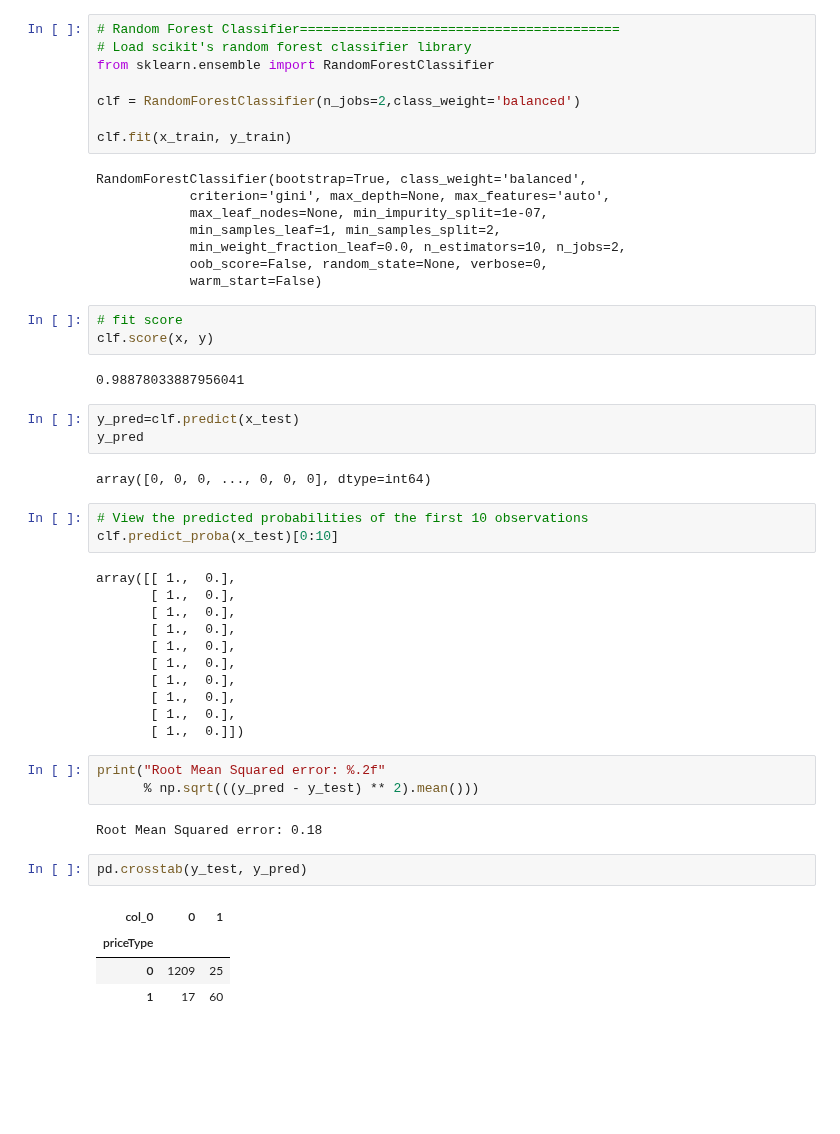
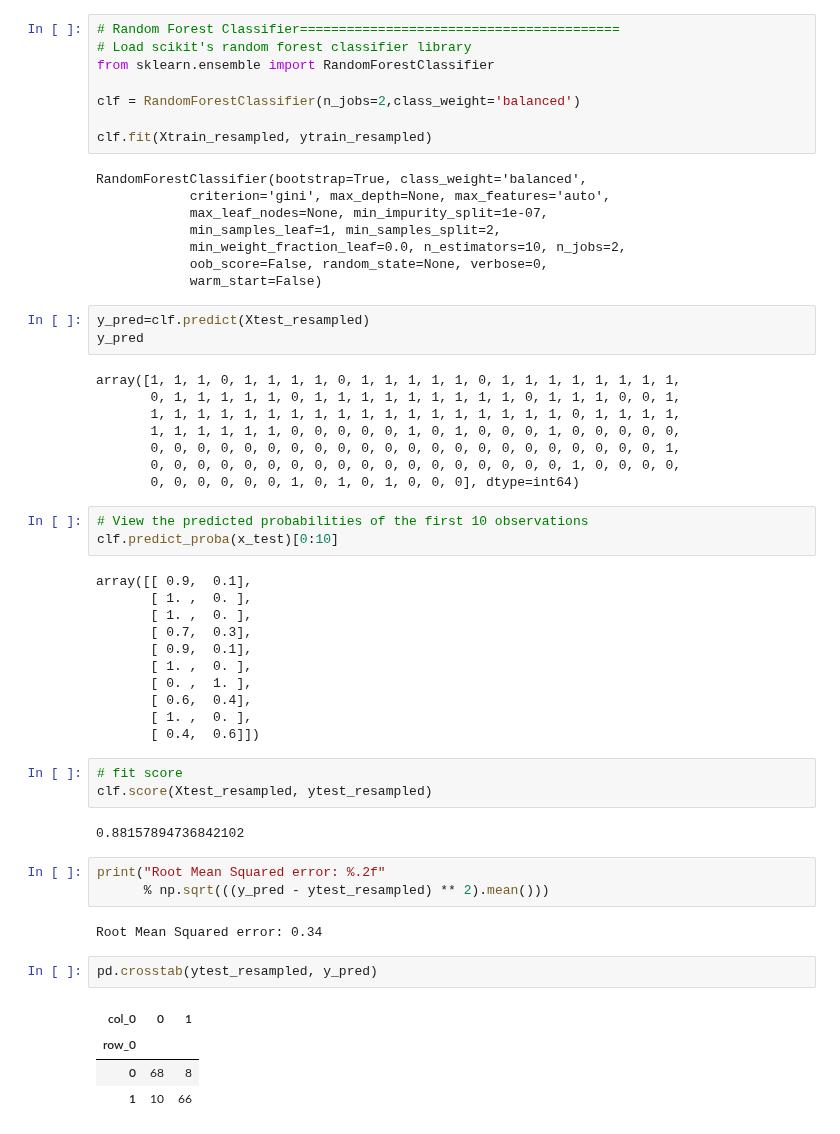
Before and after one commit to nycdatasci/bootcamp009_project, a Jupyter notebook: Project4-Capstone/Robin_Choutine_Bo/imbalance_learn_sampling.ipynb, the cells around one changed output. Cells and saved outputs as stored; diff of their text form; blank space fills up the shorter version.

Commit message:
corrected the resample fit

```diff
--- a/Project4-Capstone/Robin_Choutine_Bo/imbalance_learn_sampling.ipynb
+++ b/Project4-Capstone/Robin_Choutine_Bo/imbalance_learn_sampling.ipynb
@@ -113,7 +109,7 @@ from sklearn.ensemble import RandomForestClassifier
 
 clf = RandomForestClassifier(n_jobs=2,class_weight='balanced')
 
-clf.fit(x_train, y_train)
+clf.fit(Xtrain_resampled, ytrain_resampled)
 # %% [output]
 RandomForestClassifier(bootstrap=True, class_weight='balanced',
             criterion='gini', max_depth=None, max_features='auto',
@@ -122,41 +118,47 @@ RandomForestClassifier(bootstrap=True, class_weight='balanced',
             min_weight_fraction_leaf=0.0, n_estimators=10, n_jobs=2,
             oob_score=False, random_state=None, verbose=0,
             warm_start=False)
-# %%
-# fit score
-clf.score(x, y)
-# %% [output]
-0.98878033887956041
 # %%
-y_pred=clf.predict(x_test)
+y_pred=clf.predict(Xtest_resampled)
 y_pred
 # %% [output]
-array([0, 0, 0, ..., 0, 0, 0], dtype=int64)
+array([1, 1, 1, 0, 1, 1, 1, 1, 0, 1, 1, 1, 1, 1, 0, 1, 1, 1, 1, 1, 1, 1, 1,
+       0, 1, 1, 1, 1, 1, 0, 1, 1, 1, 1, 1, 1, 1, 1, 1, 0, 1, 1, 1, 0, 0, 1,
+       1, 1, 1, 1, 1, 1, 1, 1, 1, 1, 1, 1, 1, 1, 1, 1, 1, 1, 0, 1, 1, 1, 1,
+       1, 1, 1, 1, 1, 1, 0, 0, 0, 0, 0, 1, 0, 1, 0, 0, 0, 1, 0, 0, 0, 0, 0,
+       0, 0, 0, 0, 0, 0, 0, 0, 0, 0, 0, 0, 0, 0, 0, 0, 0, 0, 0, 0, 0, 0, 1,
+       0, 0, 0, 0, 0, 0, 0, 0, 0, 0, 0, 0, 0, 0, 0, 0, 0, 0, 1, 0, 0, 0, 0,
+       0, 0, 0, 0, 0, 0, 1, 0, 1, 0, 1, 0, 0, 0], dtype=int64)
 # %%
 # View the predicted probabilities of the first 10 observations
 clf.predict_proba(x_test)[0:10]
 # %% [output]
-array([[ 1.,  0.],
-       [ 1.,  0.],
-       [ 1.,  0.],
-       [ 1.,  0.],
-       [ 1.,  0.],
-       [ 1.,  0.],
-       [ 1.,  0.],
-       [ 1.,  0.],
-       [ 1.,  0.],
-       [ 1.,  0.]])
+array([[ 0.9,  0.1],
+       [ 1. ,  0. ],
+       [ 1. ,  0. ],
+       [ 0.7,  0.3],
+       [ 0.9,  0.1],
+       [ 1. ,  0. ],
+       [ 0. ,  1. ],
+       [ 0.6,  0.4],
+       [ 1. ,  0. ],
+       [ 0.4,  0.6]])
+# %%
+# fit score
+clf.score(Xtest_resampled, ytest_resampled)
+# %% [output]
+0.88157894736842102
 # %%
 print("Root Mean Squared error: %.2f"
-      % np.sqrt(((y_pred - y_test) ** 2).mean()))
+      % np.sqrt(((y_pred - ytest_resampled) ** 2).mean()))
 # %% [output]
-Root Mean Squared error: 0.18
+Root Mean Squared error: 0.34
 # %%
-pd.crosstab(y_test, y_pred)
+pd.crosstab(ytest_resampled, y_pred)
 # %% [output]
 | col_0 | 0 | 1 |
-| priceType |  |  |
-| 0 | 1209 | 25 |
-| 1 | 17 | 60 |
+| row_0 |  |  |
+| 0 | 68 | 8 |
+| 1 | 10 | 66 |
 # %%
 from sklearn.metrics import classification_report
```
Also changed, not shown: parts of 9 cells of this notebook.
